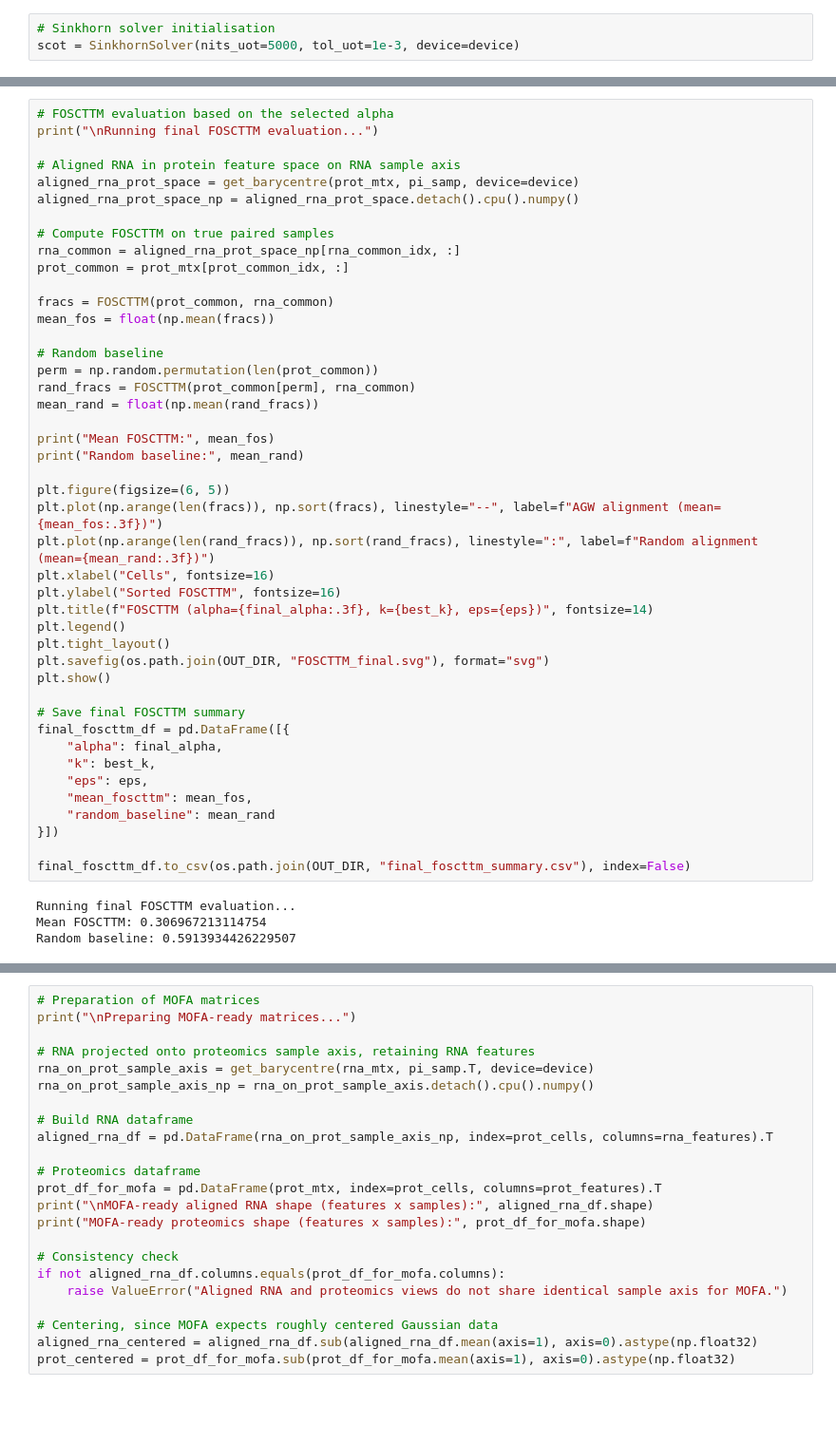
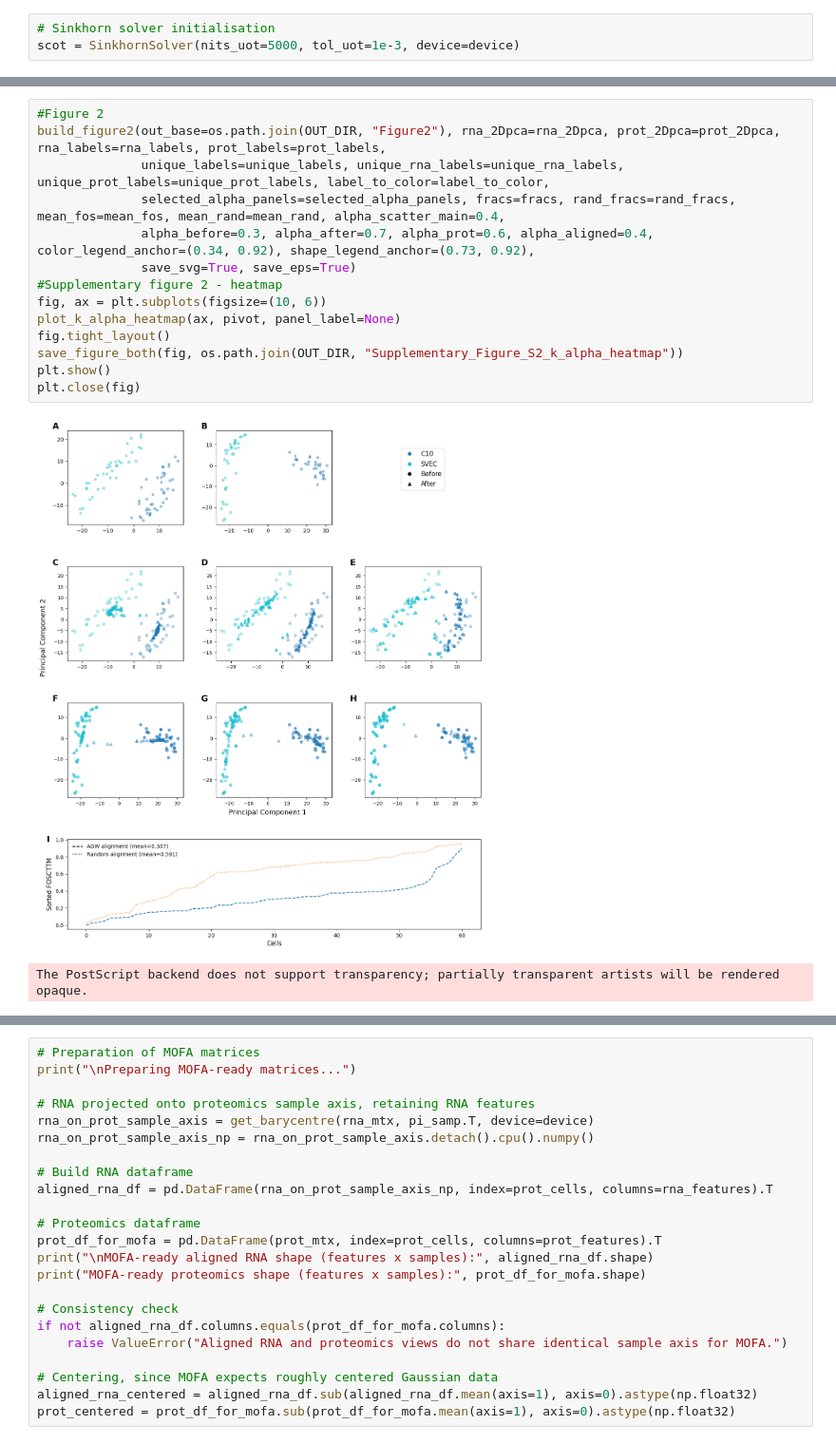
Before and after one commit to rpisalive/Unpaired_single-cell_multiomics_integration, a Jupyter notebook: Script/3_Alignment_based_integration/3_SCOTplus_run.ipynb, the cells around one changed output, grey strips where cells are left out. Shown at 95% size. Saved outputs shown, nothing was run; the diff lists cells and outputs as text; blank space fills up the shorter version.

```diff
--- a/Script/3_Alignment_based_integration/3_SCOTplus_run.ipynb
+++ b/Script/3_Alignment_based_integration/3_SCOTplus_run.ipynb
@@ -597,48 +826,17 @@ C:/Users/49152/Downloads/Multi-omics/SCOT_plus/AGW_results/final_alignment_param
 # %%
-# FOSCTTM evaluation based on the selected alpha
-print("\nRunning final FOSCTTM evaluation...")
-
-# Aligned RNA in protein feature space on RNA sample axis
-aligned_rna_prot_space = get_barycentre(prot_mtx, pi_samp, device=device)
-aligned_rna_prot_space_np = aligned_rna_prot_space.detach().cpu().numpy()
-
-# Compute FOSCTTM on true paired samples
-rna_common = aligned_rna_prot_space_np[rna_common_idx, :]
-prot_common = prot_mtx[prot_common_idx, :]
-
-fracs = FOSCTTM(prot_common, rna_common)
-mean_fos = float(np.mean(fracs))
-
-# Random baseline
-perm = np.random.permutation(len(prot_common))
-rand_fracs = FOSCTTM(prot_common[perm], rna_common)
-mean_rand = float(np.mean(rand_fracs))
-
-print("Mean FOSCTTM:", mean_fos)
-print("Random baseline:", mean_rand)
-
-plt.figure(figsize=(6, 5))
-plt.plot(np.arange(len(fracs)), np.sort(fracs), linestyle="--", label=f"AGW alignment (mean={mean_fos:.3f})")
-plt.plot(np.arange(len(rand_fracs)), np.sort(rand_fracs), linestyle=":", label=f"Random alignment (mean={mean_rand:.3f})")
-plt.xlabel("Cells", fontsize=16)
-plt.ylabel("Sorted FOSCTTM", fontsize=16)
-plt.title(f"FOSCTTM (alpha={final_alpha:.3f}, k={best_k}, eps={eps})", fontsize=14)
-plt.legend()
-plt.tight_layout()
-plt.savefig(os.path.join(OUT_DIR, "FOSCTTM_final.svg"), format="svg")
+#Figure 2
+build_figure2(out_base=os.path.join(OUT_DIR, "Figure2"), rna_2Dpca=rna_2Dpca, prot_2Dpca=prot_2Dpca, rna_labels=rna_labels, prot_labels=prot_labels,
+              unique_labels=unique_labels, unique_rna_labels=unique_rna_labels, unique_prot_labels=unique_prot_labels, label_to_color=label_to_color,
+              selected_alpha_panels=selected_alpha_panels, fracs=fracs, rand_fracs=rand_fracs, mean_fos=mean_fos, mean_rand=mean_rand, alpha_scatter_main=0.4,
+              alpha_before=0.3, alpha_after=0.7, alpha_prot=0.6, alpha_aligned=0.4, color_legend_anchor=(0.34, 0.92), shape_legend_anchor=(0.73, 0.92),
+              save_svg=True, save_eps=True)
+#Supplementary figure 2 - heatmap
+fig, ax = plt.subplots(figsize=(10, 6))
+plot_k_alpha_heatmap(ax, pivot, panel_label=None)
+fig.tight_layout()
+save_figure_both(fig, os.path.join(OUT_DIR, "Supplementary_Figure_S2_k_alpha_heatmap"))
 plt.show()
-
-# Save final FOSCTTM summary
-final_foscttm_df = pd.DataFrame([{
-    "alpha": final_alpha,
-    "k": best_k,
-    "eps": eps,
-    "mean_foscttm": mean_fos,
-    "random_baseline": mean_rand
-}])
-
-final_foscttm_df.to_csv(os.path.join(OUT_DIR, "final_foscttm_summary.csv"), index=False)
+plt.close(fig)
 # %% [output]
+[figure, new version]
-Running final FOSCTTM evaluation...
-Mean FOSCTTM: 0.306967213114754
-Random baseline: 0.5913934426229507
+The PostScript backend does not support transparency; partially transparent artists will be rendered opaque.
```
Also changed, not shown: parts of 13 cells of this notebook, 5 other files.
